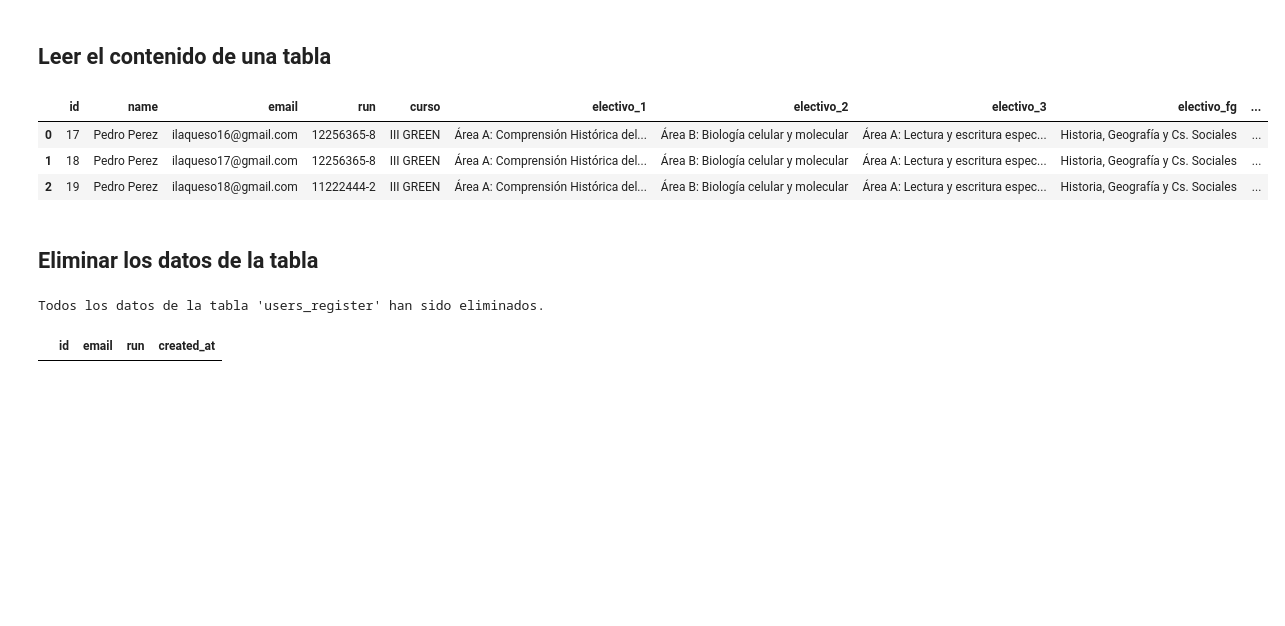
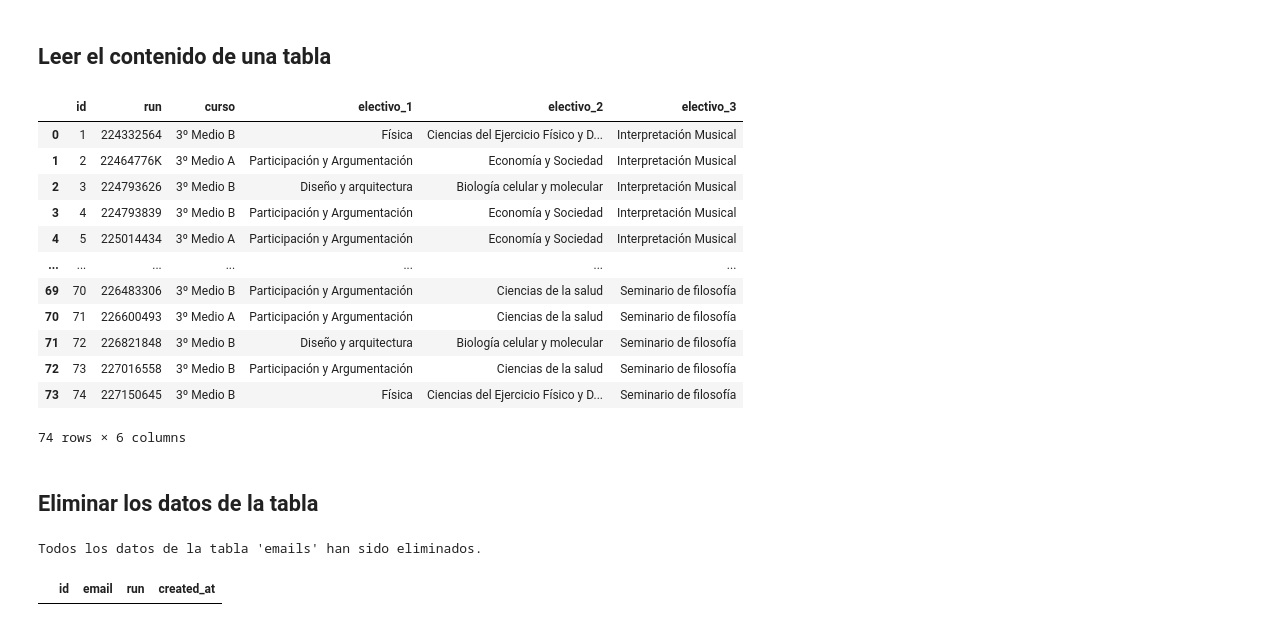
Before and after one commit to gonzakayunawel/form_elec_3_4_medio, a Jupyter notebook: db_manager.ipynb, the cells around one changed output. Cells and saved outputs as stored; diff of their text form; code cells hidden in the pictures; blank space fills up the shorter version.

```diff
--- a/db_manager.ipynb
+++ b/db_manager.ipynb
@@ -64,7 +82,7 @@ create_email_table()
 import pandas as pd
 import sqlite3  # Asegúrate de importar sqlite3
 
-def read_table(table_name, db):
+def read_table(table_name, db='form_app.db'):
     conn = sqlite3.connect(db)
     cursor = conn.cursor()
 
@@ -84,15 +102,24 @@ def read_table(table_name, db):
 
     return df_table
 # %%
-table_name = "users_register"
+table_name = "listado_electivos_2024_3_medio"
 db = "form_app.db"
 
 read_table(table_name, db)
 # %% [output]
-|  | id | name | email | run | curso | electivo_1 | electivo_2 | electivo_3 | electivo_fg | ... |
-| 0 | 17 | Pedro Perez | ilaqueso16@gmail.com | 12256365-8 | III GREEN | Área A: Comprensión Histórica del... | Área B: Biología celular y molecular | Área A: Lectura y escritura espec... | Historia, Geografía y Cs. Sociales | ... |
-| 1 | 18 | Pedro Perez | ilaqueso17@gmail.com | 12256365-8 | III GREEN | Área A: Comprensión Histórica del... | Área B: Biología celular y molecular | Área A: Lectura y escritura espec... | Historia, Geografía y Cs. Sociales | ... |
-| 2 | 19 | Pedro Perez | ilaqueso18@gmail.com | 11222444-2 | III GREEN | Área A: Comprensión Histórica del... | Área B: Biología celular y molecular | Área A: Lectura y escritura espec... | Historia, Geografía y Cs. Sociales | ... |
+|  | id | run | curso | electivo_1 | electivo_2 | electivo_3 |
+| 0 | 1 | 224332564 | 3º Medio B | Física | Ciencias del Ejercicio Físico y D... | Interpretación Musical |
+| 1 | 2 | 22464776K | 3º Medio A | Participación y Argumentación | Economía y Sociedad | Interpretación Musical |
+| 2 | 3 | 224793626 | 3º Medio B | Diseño y arquitectura | Biología celular y molecular | Interpretación Musical |
+| 3 | 4 | 224793839 | 3º Medio B | Participación y Argumentación | Economía y Sociedad | Interpretación Musical |
+| 4 | 5 | 225014434 | 3º Medio A | Participación y Argumentación | Economía y Sociedad | Interpretación Musical |
+| ... | ... | ... | ... | ... | ... | ... |
+| 69 | 70 | 226483306 | 3º Medio B | Participación y Argumentación | Ciencias de la salud | Seminario de filosofía |
+| 70 | 71 | 226600493 | 3º Medio A | Participación y Argumentación | Ciencias de la salud | Seminario de filosofía |
+| 71 | 72 | 226821848 | 3º Medio B | Diseño y arquitectura | Biología celular y molecular | Seminario de filosofía |
+| 72 | 73 | 227016558 | 3º Medio B | Participación y Argumentación | Ciencias de la salud | Seminario de filosofía |
+| 73 | 74 | 227150645 | 3º Medio B | Física | Ciencias del Ejercicio Físico y D... | Seminario de filosofía |
+74 rows × 6 columns
 # %% [markdown]
 ## Eliminar los datos de la tabla
 # %%
@@ -128,9 +155,9 @@ def drop_table(table_name, db):
         conn.close()  # Asegúrate de cerrar la conexión
 # %%
 # Llamar a la función
-delete_all_data_from_table('users_register', 'form_app.db')
+delete_all_data_from_table('emails', 'form_app.db')
 # %% [output]
-Todos los datos de la tabla 'users_register' han sido eliminados.
+Todos los datos de la tabla 'emails' han sido eliminados.
 # %%
 table_name = "emails"
 
```
Also changed, not shown: parts of 21 cells of this notebook, 16 other files.
